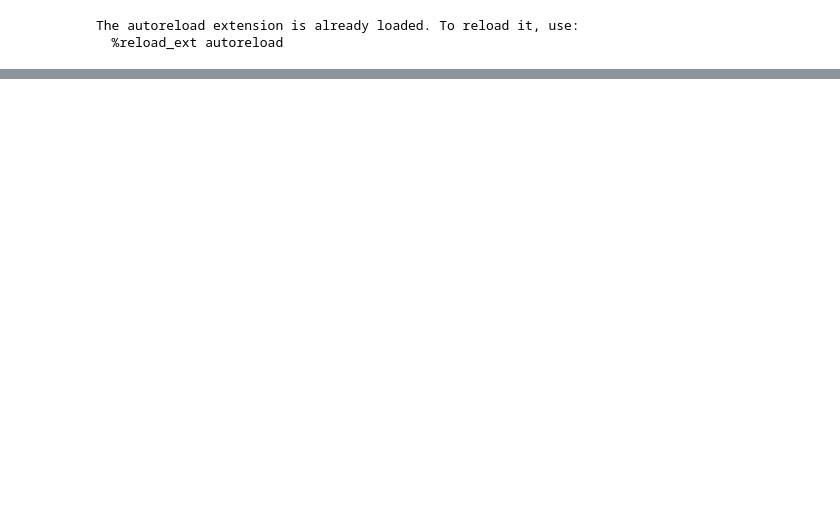
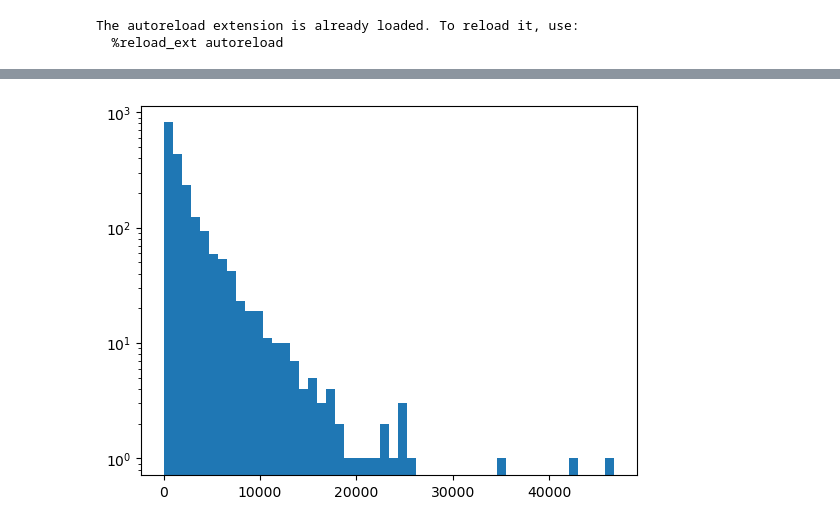
Before and after one commit to epfl-ada/ada-2023-project-vivalavada, a Jupyter notebook: popularity_yagiz.ipynb, the cells around one changed output, grey strips where cells are left out. Cells and saved outputs as stored; diff of their text form; code cells hidden in the pictures; blank space fills up the shorter version.

```diff
--- a/popularity_yagiz.ipynb
+++ b/popularity_yagiz.ipynb
@@ -9,5 +10,6 @@ from helpers import *
 The autoreload extension is already loaded. To reload it, use:
   %reload_ext autoreload
 # %%
+users = pd.read_csv("data\RateBeer\\users.csv")
 with open("data\RateBeer\\ratings_reviews.pickle", "rb") as file:
     ratings_reviews = pickle.load(file)
@@ -28,2 +16,2 @@ ratings_reviews.sample(10)
 # %%
-converted_dates = ratings_reviews.sample(10)['date'].apply(convert_unix_timestamp)
+ratings_reviews['date'] = ratings_reviews['date'].apply(convert_unix_timestamp)
@@ -43,0 +18,4 @@ Name: date, dtype: datetime64[ns]
+# %%
+year_list = [2010, 2011, 2012]
+year_filter = ratings_reviews['date'].dt.year.isin(year_list)
+ratings_reviews_2010_2012 = ratings_reviews.loc[year_filter]
@@ -43,0 +34,2 @@ Name: date, dtype: datetime64[ns]
+# %%
+ratings_reviews_2010_2012 = pd.merge(ratings_reviews_2010_2012, users[['user_id', 'nbr_ratings', 'location']], on = 'user_id', how = 'inner')
@@ -43,0 +52,5 @@ Name: date, dtype: datetime64[ns]
+# %%
+plt.hist(ratings_reviews_2010_2012['nbr_ratings'].unique(), 50)
+plt.yscale('log')
+# %% [output]
+[figure, added]
```
Also changed, not shown: parts of 15 cells of this notebook.
